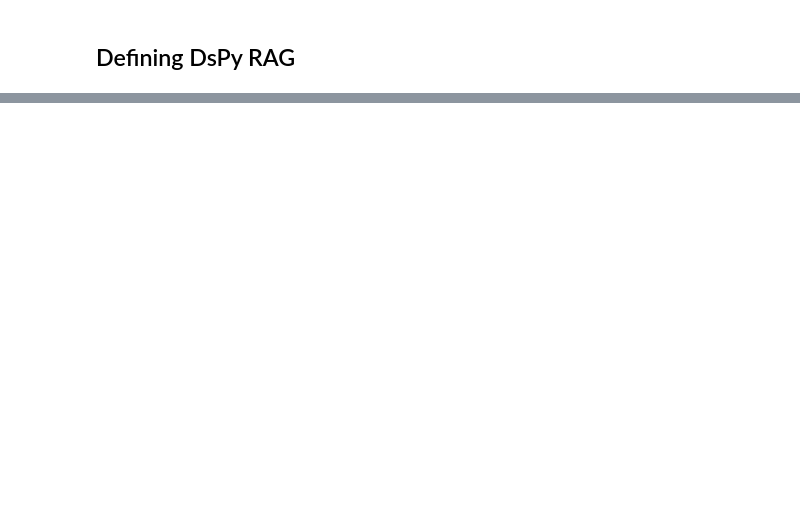
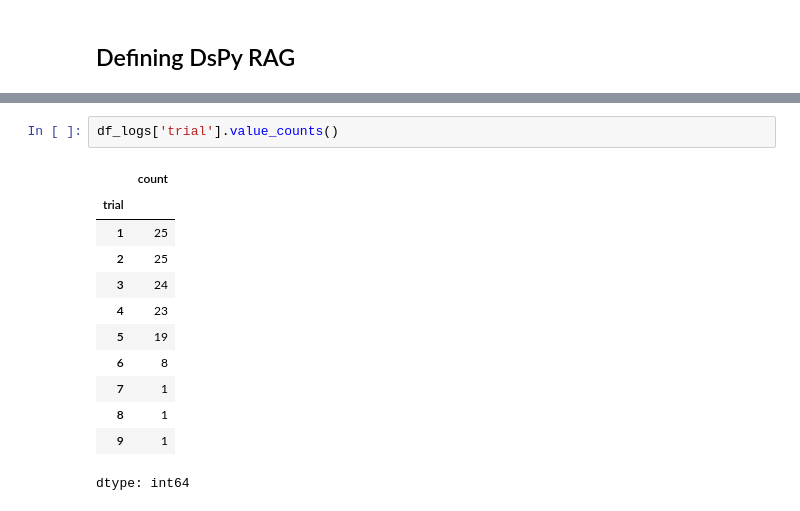
Before and after one commit to hanhanwu/Hanhan_COLAB_Experiemnts, a Jupyter notebook: GenAI_Practice/Langwatch/try_dspy.ipynb, the cells around one changed output, grey strips where cells are left out. Cells and saved outputs as stored; diff of their text form; blank space fills up the shorter version.

```diff
--- a/GenAI_Practice/Langwatch/try_dspy.ipynb
+++ b/GenAI_Practice/Langwatch/try_dspy.ipynb
@@ -103,0 +330,15 @@ All three bands are British and were active in the 1980s. However, the question
+# %%
+df_logs['trial'].value_counts()
+# %% [output]
+|  | count |
+| trial |  |
+| 1 | 25 |
+| 2 | 25 |
+| 3 | 24 |
+| 4 | 23 |
+| 5 | 19 |
+| 6 | 8 |
+| 7 | 1 |
+| 8 | 1 |
+| 9 | 1 |
+dtype: int64
```
Also changed, not shown: parts of 6 cells of this notebook.
